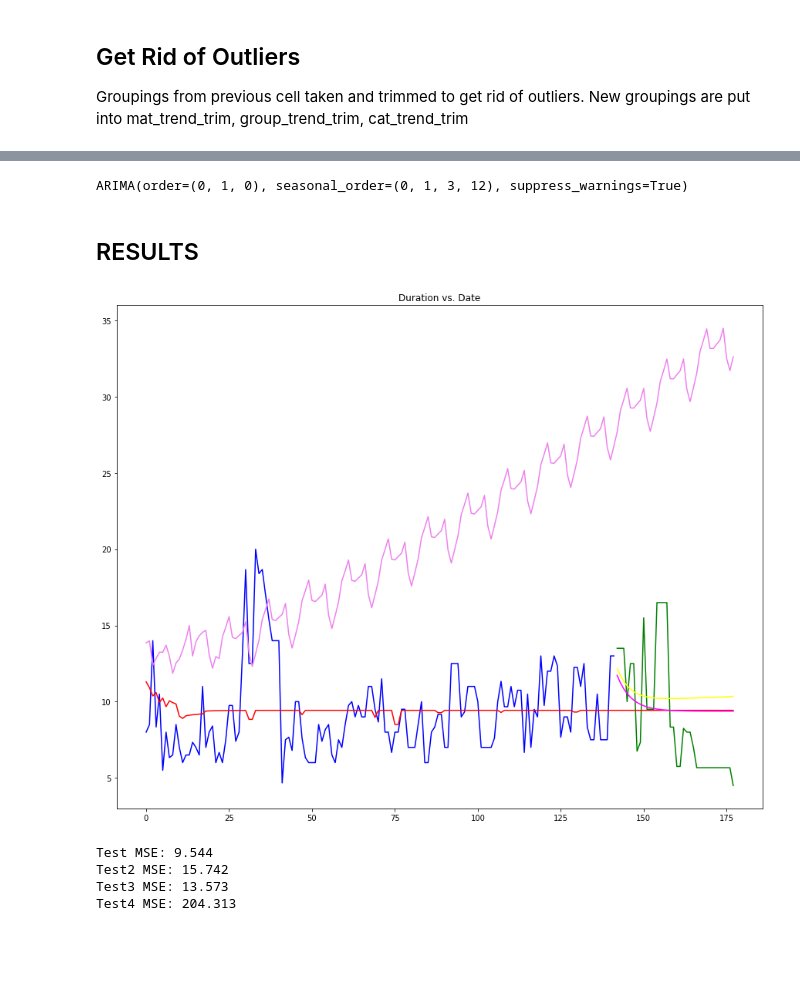
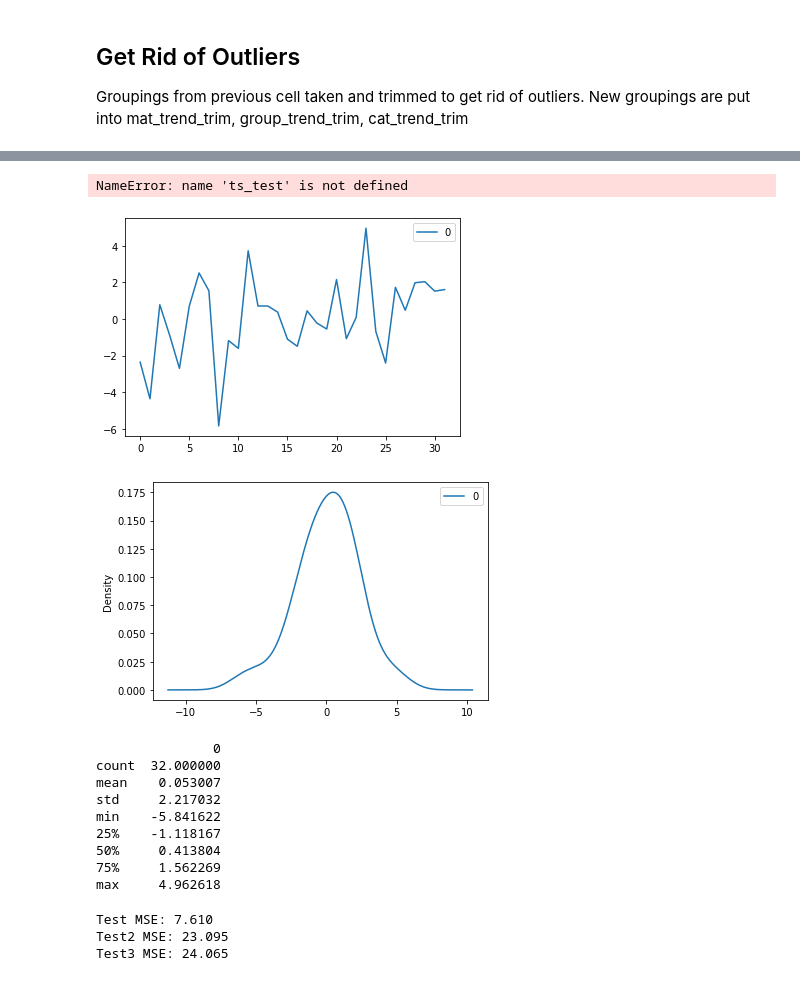
Before and after one commit to jakeharris1/Time-Series-Forecasting, a Jupyter notebook: ARIMA_Grouping.ipynb, the cells around one changed output, grey strips where cells are left out. Drawn from its saved outputs; the diff is of its cells as text; code cells hidden in the pictures; blank space fills up the shorter version.

Commit message:
automated modelling, manual fit

```diff
--- a/ARIMA_Grouping.ipynb
+++ b/ARIMA_Grouping.ipynb
@@ -283,5 +277,5 @@ plt.show()
 # %%
 # Fitting
-arima = pm.auto_arima(ts_train, exog_train, m=12, seasonal=True, trace=True, error_action='ignore', suppress_warnings = True, stepwise=True)
+arima = pm.auto_arima(ts_train, exog_train, m=12, D=1, seasonal=True, trace=True, error_action='ignore', suppress_warnings = True, stepwise=True)
 arima2 = pm.auto_arima(ts_train, exog_train, d=1, error_action='ignore', suppress_warnings = True)
 arima3 = pm.auto_arima(ts_train, seasonal=True, error_action='ignore', suppress_warnings = True)
@@ -340,44 +365,49 @@ trials[trials['aic']==trials['aic'].min()]
-# %%
-# fit model
-man_arima = pm.arima.ARIMA((0, 1, 0), (0,1,3,12), suppress_warnings = True)
-man_arima.fit(ts_train)
-# %% [output]
-ARIMA(order=(0, 1, 0), seasonal_order=(0, 1, 3, 12), suppress_warnings=True)
-# %% [markdown]
-## RESULTS
 # %%
 num_test = ts_test.shape[0]
-
-# forecasts - uncomment depending on what you're using
-forecasts = arima.predict(n_periods = length, exogenous = exog_arr)
+# forecasts
+forecasts = arima.predict(n_periods = length, exogenous = exog_arr)  # predict
 forecasts2 = arima2.predict(n_periods = num_test, exogenous = exog_test)
 forecasts3 = arima3.predict(n_periods = num_test)
-forecasts4 = man_arima.predict(n_periods = length, exogenous = exog_arr)
-
 # Visualize the forecasts (blue=train, green=test)
 x = np.arange(length)
-plt.plot(x[:pivot], ts_train, c='blue')
+plt.plot(x[:pivot], ts, c='blue')
 plt.plot(x[pivot:], ts_test, c = 'green')
 plt.plot(x[:], forecasts, c='red')
 plt.plot(x[pivot:], forecasts2, c='yellow')
 plt.plot(x[pivot:], forecasts3, c='magenta')
-plt.plot(x[:], forecasts4, c='violet')
 plt.gcf().set_size_inches(15, 12)
 plt.title('Duration vs. Date')
 plt.show()
 # %% [output]
-[figure, removed]
+NameError: name 'ts_test' is not defined
+# %%
+residuals = pd.DataFrame(arima.resid())
+residuals.plot()
+plt.show()
+residuals.plot(kind='kde')
+plt.show()
+print(residuals.describe())
+# %% [output]
+[figure, added]
+[figure, added]
+               0
+count  32.000000
+mean    0.053007
+std     2.217032
+min    -5.841622
+25%    -1.118167
+50%     0.413804
+75%     1.562269
+max     4.962618
 # %%
+from sklearn.metrics import mean_squared_error
 error = mean_squared_error(ts, forecasts)
 error2 = mean_squared_error(ts_test, forecasts2)
 error3 = mean_squared_error(ts_test, forecasts3)
-error4 = mean_squared_error(ts, forecasts4)
 print('Test MSE: %.3f' % error)
 print('Test2 MSE: %.3f' % error2)
 print('Test3 MSE: %.3f' % error3)
-print('Test4 MSE: %.3f' % error4)
 # %% [output]
-Test MSE: 9.544
-Test2 MSE: 15.742
-Test3 MSE: 13.573
-Test4 MSE: 204.313
+Test MSE: 7.610
+Test2 MSE: 23.095
+Test3 MSE: 24.065
```
Also changed, not shown: parts of 25 cells of this notebook.
